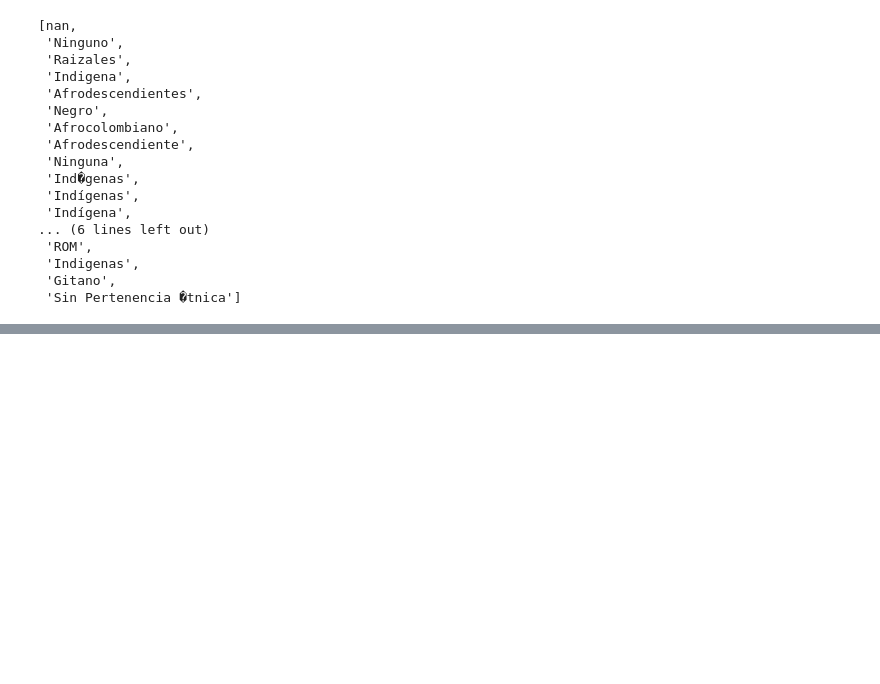
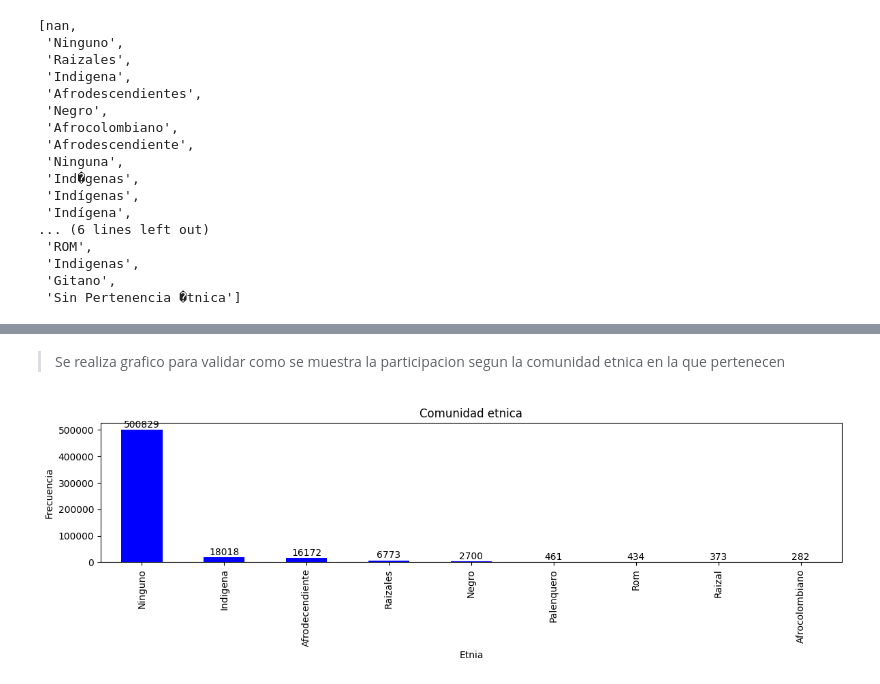
Before and after one commit to Dalivi83/analisisyvisualizaciondata, a Jupyter notebook: laboratorio2.ipynb, the cells around one changed output, grey strips where cells are left out. Cells and saved outputs as stored; diff of their text form; code cells hidden in the pictures; blank space fills up the shorter version.

```diff
--- a/laboratorio2.ipynb
+++ b/laboratorio2.ipynb
@@ -5792,0 +5839,24 @@ df_Ciudadania_digital['COMUNIDAD ETNICA'].unique().tolist()
+# %% [markdown]
+> Se realiza grafico para validar como se muestra la participacion segun la comunidad etnica en la que pertenecen
+# %%
+# Obtener valores únicos y su frecuencia en la columna 'Comunidad Etnica'
+comunidad_etnica_counts = df_Ciudadania_digital['COMUNIDAD ETNICA'].value_counts()
+
+# Crear la gráfica de barras
+plt.figure(figsize=(12, 4))
+ax = comunidad_etnica_counts.plot(kind='bar', color='blue')
+
+# Añadir la cantidad en cada barra
+for i, v in enumerate(comunidad_etnica_counts):
+    ax.text(i, v + 1000, str(v), ha='center', va='bottom', fontsize=10)
+
+# Títulos y etiquetas
+plt.title('Comunidad etnica')
+plt.xlabel('Etnia')
+plt.ylabel('Frecuencia')
+
+# Mostrar la gráfica
+plt.tight_layout()
+plt.show()
+# %% [output]
+[figure, added]
```
Also changed, not shown: parts of 2 cells of this notebook.
